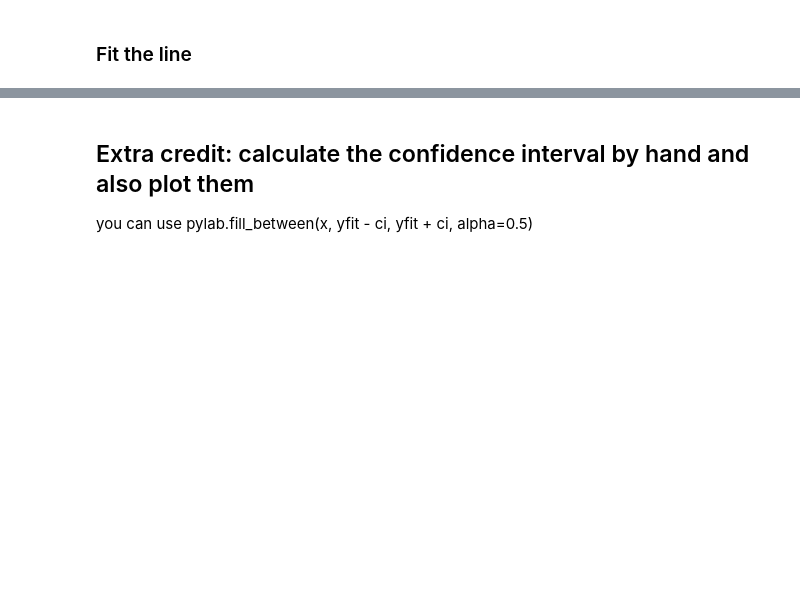
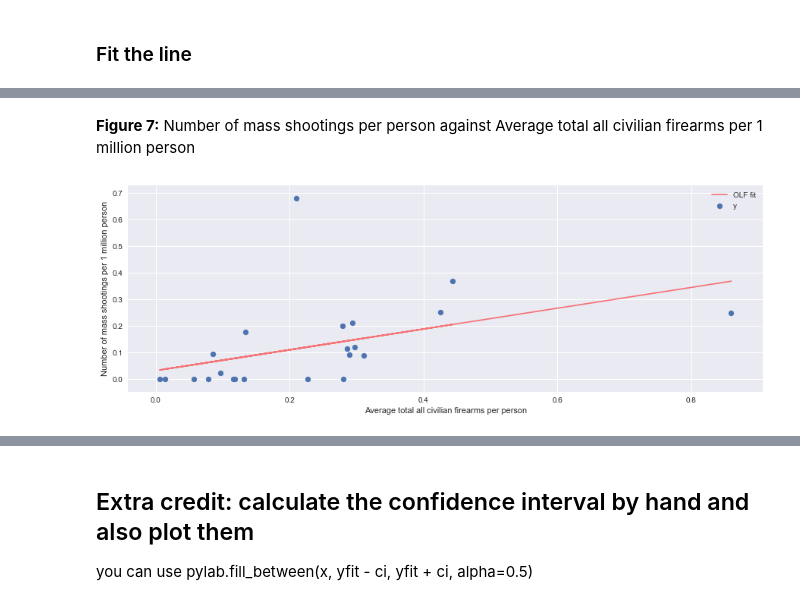
Before and after one commit to Ruibreeze/PUI2017_yw3447, a Jupyter notebook: HW5_yw3447/HW5_3_yw3447.ipynb, the cells around one changed output, grey strips where cells are left out. Saved outputs shown, nothing was run; the diff lists cells and outputs as text; code cells hidden in the pictures; blank space fills up the shorter version.

```diff
--- a/HW5_yw3447/HW5_3_yw3447.ipynb
+++ b/HW5_yw3447/HW5_3_yw3447.ipynb
@@ -494,0 +508,15 @@ WLS Regression Results
+# %% [markdown]
+**Figure 7:** Number of mass shootings per person against Average total all civilian firearms per 1 million person
+# %%
+fig = pl.figure(figsize=(15,5))
+ax = fig.add_subplot(111)
+
+ax.scatter(df_['CivFirearmsPP'], df_['NumMassShootPP'], label = "y")
+ax.plot(df_['CivFirearmsPP'], lm1.predict(), 'r-', alpha=0.5, label='OLF fit')
+ax.set_ylabel("Number of mass shootings per 1 million person")
+ax.set_xlabel("Average total all civilian firearms per person")
+
+ax.legend()
+pl.show()
+# %% [output]
+[figure, added]
```
Also changed, not shown: parts of 24 cells of this notebook.
